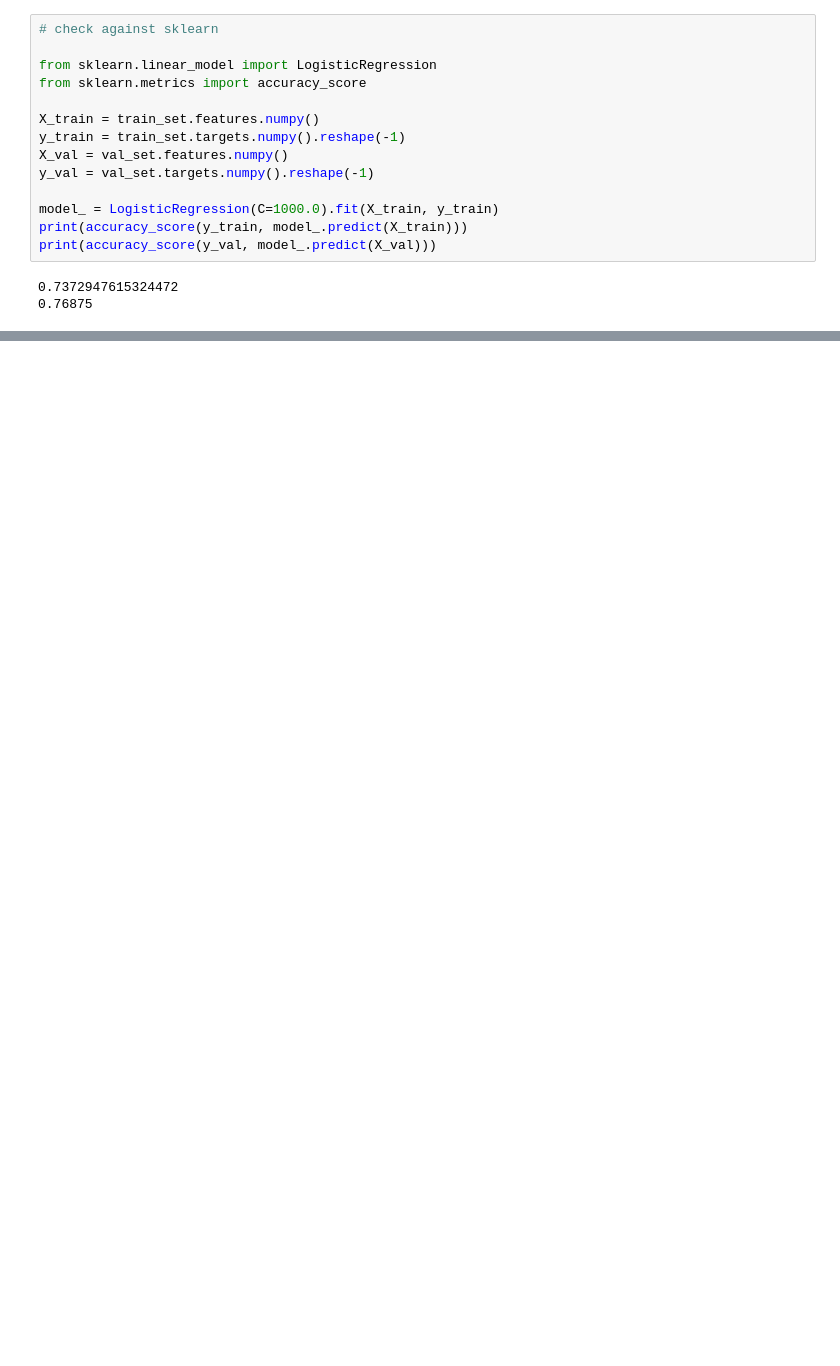
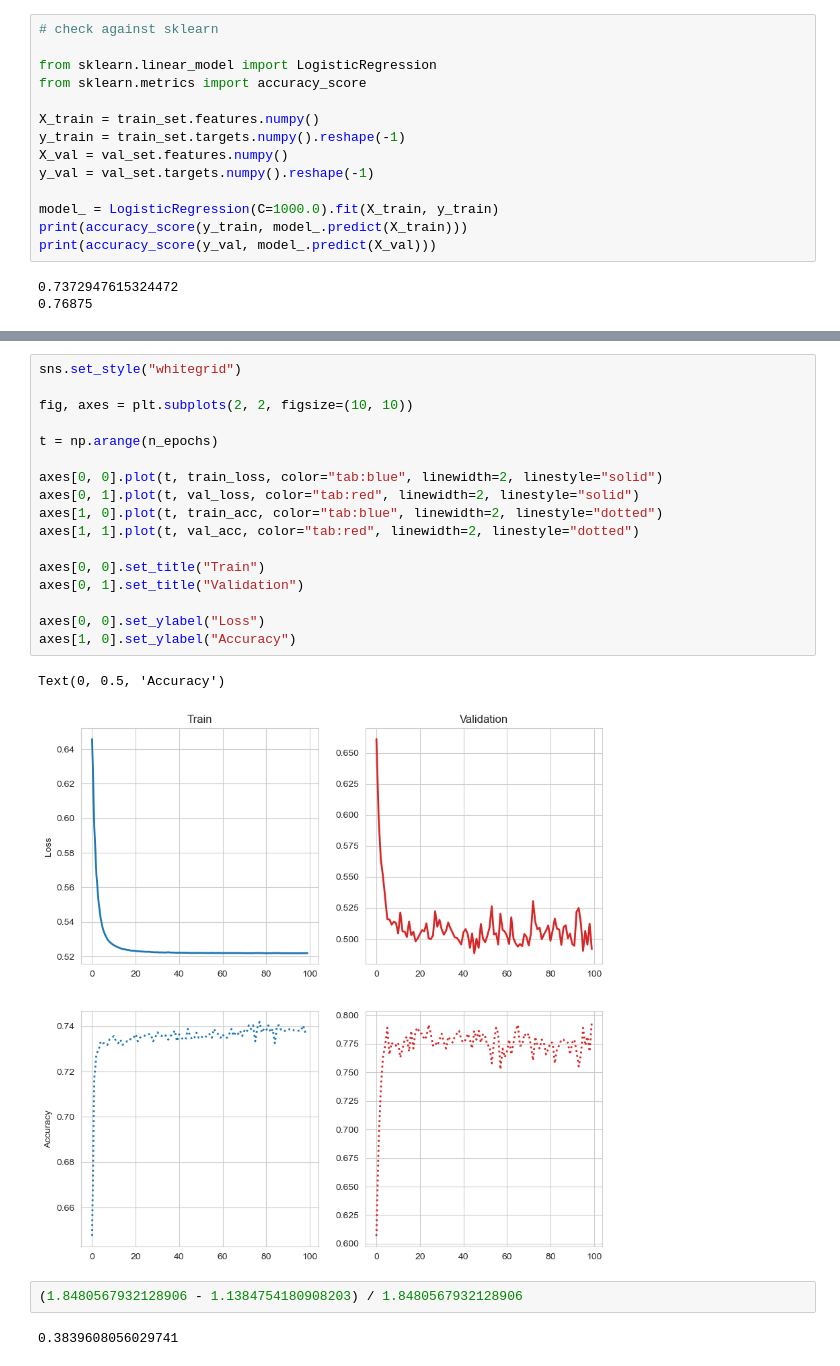
Before and after one commit to ronakdm/resnets, a Jupyter notebook: raoblackwell/logistic_regression.ipynb, the cells around one changed output, grey strips where cells are left out. Drawn from its saved outputs; the diff is of its cells as text; blank space fills up the shorter version.

```diff
--- a/raoblackwell/logistic_regression.ipynb
+++ b/raoblackwell/logistic_regression.ipynb
@@ -361,0 +420,24 @@ print(accuracy_score(y_val, model_.predict(X_val)))
+# %%
+sns.set_style("whitegrid")
+
+fig, axes = plt.subplots(2, 2, figsize=(10, 10))
+
+t = np.arange(n_epochs)
+
+axes[0, 0].plot(t, train_loss, color="tab:blue", linewidth=2, linestyle="solid")
+axes[0, 1].plot(t, val_loss, color="tab:red", linewidth=2, linestyle="solid")
+axes[1, 0].plot(t, train_acc, color="tab:blue", linewidth=2, linestyle="dotted")
+axes[1, 1].plot(t, val_acc, color="tab:red", linewidth=2, linestyle="dotted")
+
+axes[0, 0].set_title("Train")
+axes[0, 1].set_title("Validation")
+
+axes[0, 0].set_ylabel("Loss")
+axes[1, 0].set_ylabel("Accuracy")
+# %% [output]
+Text(0, 0.5, 'Accuracy')
+[figure, added]
+# %%
+(1.8480567932128906 - 1.1384754180908203) / 1.8480567932128906
+# %% [output]
+0.3839608056029741
```
Also changed, not shown: parts of 5 cells of this notebook.
